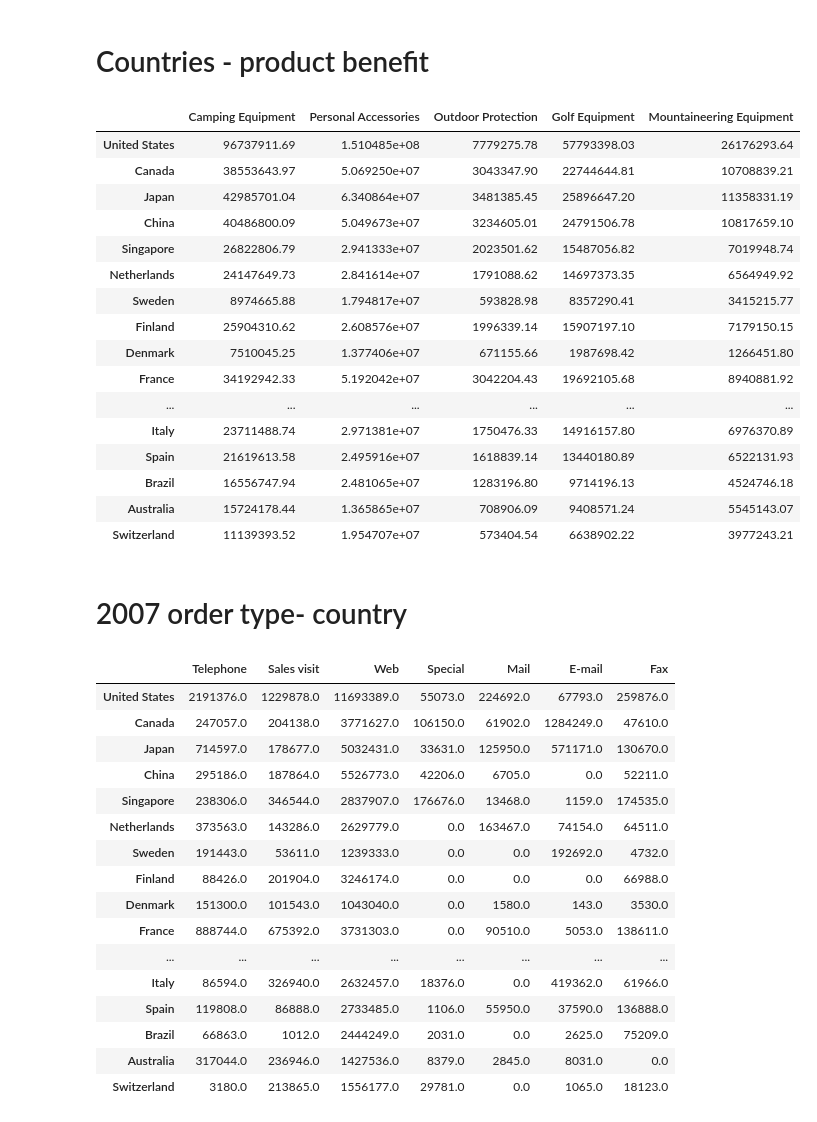
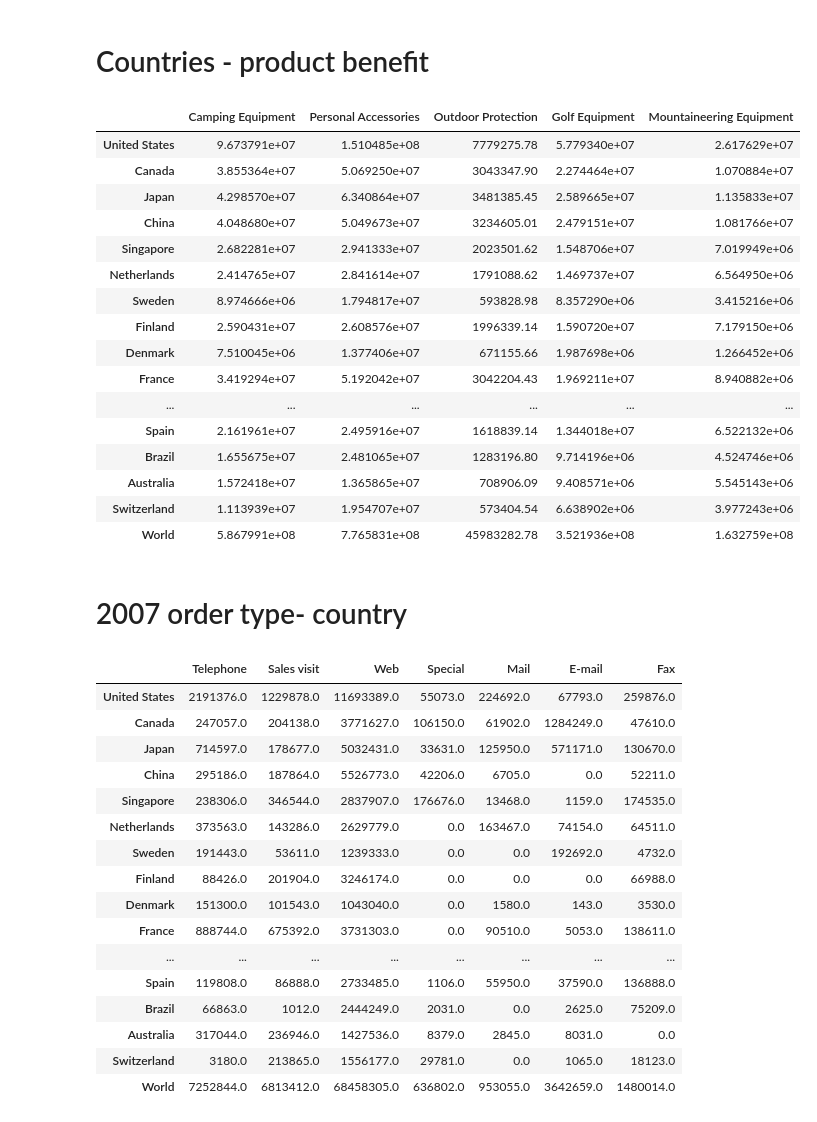
Before and after one commit to escapa12/Visualization, a Jupyter notebook: Task2/Group data.ipynb, the cells around one changed output. Cells and saved outputs as stored; diff of their text form; code cells hidden in the pictures.

Commit message:
added de row World on the datasets

```diff
--- a/Task2/Group data.ipynb
+++ b/Task2/Group data.ipynb
@@ -17,15 +17,15 @@ data_in.head()
 # %%
 countries = pd.unique(data_in['Retailer country'])
 years = pd.unique(data_in['Year'])
-
-df = pd.DataFrame(index=countries, columns=years)
+df = pd.DataFrame(index=np.hstack((countries,'World')), columns=years)
 
 for year in years:
     df_any=[]
     for country in countries:
         df_any.append(data_in[(data_in['Retailer country']==country) &( data_in['Year']==year) ]['Gross profit'].sum())
+    df_any.append(sum(df_any))
+    df[year]=df_any
 
-    df[year]=df_any
 pd.DataFrame.to_csv(df,'profit_country_year.csv')
 df
 # %% [output]
@@ -51,42 +51,43 @@ df
 # %%
 countries = pd.unique(data_in['Retailer country'])
 products = pd.unique(data_in['Product line'])
 
-df = pd.DataFrame(index=countries, columns=products)
+df = pd.DataFrame(index=np.hstack((countries,'World')), columns=products)
 
 for product in products:
     df_any=[]
     for country in countries:
         df_any.append(data_in[(data_in['Retailer country']==country) &( data_in['Product line']==product) ]['Gross profit'].sum())
 
+    df_any.append(sum(df_any))
     df[product]=df_any
 pd.DataFrame.to_csv(df,'profit_country_productLine.csv')
 df
 # %% [output]
 |  | Camping Equipment | Personal Accessories | Outdoor Protection | Golf Equipment | Mountaineering Equipment |
-| United States | 96737911.69 | 1.510485e+08 | 7779275.78 | 57793398.03 | 26176293.64 |
-| Canada | 38553643.97 | 5.069250e+07 | 3043347.90 | 22744644.81 | 10708839.21 |
-| Japan | 42985701.04 | 6.340864e+07 | 3481385.45 | 25896647.20 | 11358331.19 |
-| China | 40486800.09 | 5.049673e+07 | 3234605.01 | 24791506.78 | 10817659.10 |
-| Singapore | 26822806.79 | 2.941333e+07 | 2023501.62 | 15487056.82 | 7019948.74 |
-| Netherlands | 24147649.73 | 2.841614e+07 | 1791088.62 | 14697373.35 | 6564949.92 |
-| Sweden | 8974665.88 | 1.794817e+07 | 593828.98 | 8357290.41 | 3415215.77 |
-| Finland | 25904310.62 | 2.608576e+07 | 1996339.14 | 15907197.10 | 7179150.15 |
-| Denmark | 7510045.25 | 1.377406e+07 | 671155.66 | 1987698.42 | 1266451.80 |
-| France | 34192942.33 | 5.192042e+07 | 3042204.43 | 19692105.68 | 8940881.92 |
+| United States | 9.673791e+07 | 1.510485e+08 | 7779275.78 | 5.779340e+07 | 2.617629e+07 |
+| Canada | 3.855364e+07 | 5.069250e+07 | 3043347.90 | 2.274464e+07 | 1.070884e+07 |
+| Japan | 4.298570e+07 | 6.340864e+07 | 3481385.45 | 2.589665e+07 | 1.135833e+07 |
+| China | 4.048680e+07 | 5.049673e+07 | 3234605.01 | 2.479151e+07 | 1.081766e+07 |
+| Singapore | 2.682281e+07 | 2.941333e+07 | 2023501.62 | 1.548706e+07 | 7.019949e+06 |
+| Netherlands | 2.414765e+07 | 2.841614e+07 | 1791088.62 | 1.469737e+07 | 6.564950e+06 |
+| Sweden | 8.974666e+06 | 1.794817e+07 | 593828.98 | 8.357290e+06 | 3.415216e+06 |
+| Finland | 2.590431e+07 | 2.608576e+07 | 1996339.14 | 1.590720e+07 | 7.179150e+06 |
+| Denmark | 7.510045e+06 | 1.377406e+07 | 671155.66 | 1.987698e+06 | 1.266452e+06 |
+| France | 3.419294e+07 | 5.192042e+07 | 3042204.43 | 1.969211e+07 | 8.940882e+06 |
 | ... | ... | ... | ... | ... | ... |
-| Italy | 23711488.74 | 2.971381e+07 | 1750476.33 | 14916157.80 | 6976370.89 |
-| Spain | 21619613.58 | 2.495916e+07 | 1618839.14 | 13440180.89 | 6522131.93 |
-| Brazil | 16556747.94 | 2.481065e+07 | 1283196.80 | 9714196.13 | 4524746.18 |
-| Australia | 15724178.44 | 1.365865e+07 | 708906.09 | 9408571.24 | 5545143.07 |
-| Switzerland | 11139393.52 | 1.954707e+07 | 573404.54 | 6638902.22 | 3977243.21 |
+| Spain | 2.161961e+07 | 2.495916e+07 | 1618839.14 | 1.344018e+07 | 6.522132e+06 |
+| Brazil | 1.655675e+07 | 2.481065e+07 | 1283196.80 | 9.714196e+06 | 4.524746e+06 |
+| Australia | 1.572418e+07 | 1.365865e+07 | 708906.09 | 9.408571e+06 | 5.545143e+06 |
+| Switzerland | 1.113939e+07 | 1.954707e+07 | 573404.54 | 6.638902e+06 | 3.977243e+06 |
+| World | 5.867991e+08 | 7.765831e+08 | 45983282.78 | 3.521936e+08 | 1.632759e+08 |
 # %% [markdown]
 # 2007 order type- country
 # %%
 countries = pd.unique(data_in['Retailer country'])
 orders = pd.unique(data_in['Order method type'])
 
-df = pd.DataFrame(index=countries, columns=orders)
+df = pd.DataFrame(index=np.hstack((countries,'World')), columns=orders)
 
 for order in orders:
     df_quant=[]
@@ -94,6 +95,7 @@ for order in orders:
 #         df_benef.append(data_in[(data_in['Retailer country']==country) &( data_in['Order method type']==order) ]['Gross profit'].sum())
         df_quant.append(data_in[(data_in['Retailer country']==country) &( data_in['Order method type']==order) ]['Quantity'].sum())
 
+    df_quant.append(sum(df_quant))
     df[order]=df_quant
 pd.DataFrame.to_csv(df,'order_country_year.csv')
 df
@@ -110,8 +112,8 @@ df
 | Denmark | 151300.0 | 101543.0 | 1043040.0 | 0.0 | 1580.0 | 143.0 | 3530.0 |
 | France | 888744.0 | 675392.0 | 3731303.0 | 0.0 | 90510.0 | 5053.0 | 138611.0 |
 | ... | ... | ... | ... | ... | ... | ... | ... |
-| Italy | 86594.0 | 326940.0 | 2632457.0 | 18376.0 | 0.0 | 419362.0 | 61966.0 |
 | Spain | 119808.0 | 86888.0 | 2733485.0 | 1106.0 | 55950.0 | 37590.0 | 136888.0 |
 | Brazil | 66863.0 | 1012.0 | 2444249.0 | 2031.0 | 0.0 | 2625.0 | 75209.0 |
 | Australia | 317044.0 | 236946.0 | 1427536.0 | 8379.0 | 2845.0 | 8031.0 | 0.0 |
 | Switzerland | 3180.0 | 213865.0 | 1556177.0 | 29781.0 | 0.0 | 1065.0 | 18123.0 |
+| World | 7252844.0 | 6813412.0 | 68458305.0 | 636802.0 | 953055.0 | 3642659.0 | 1480014.0 |
```
Also changed, not shown: parts of 1 cell of this notebook, 3 other files.
